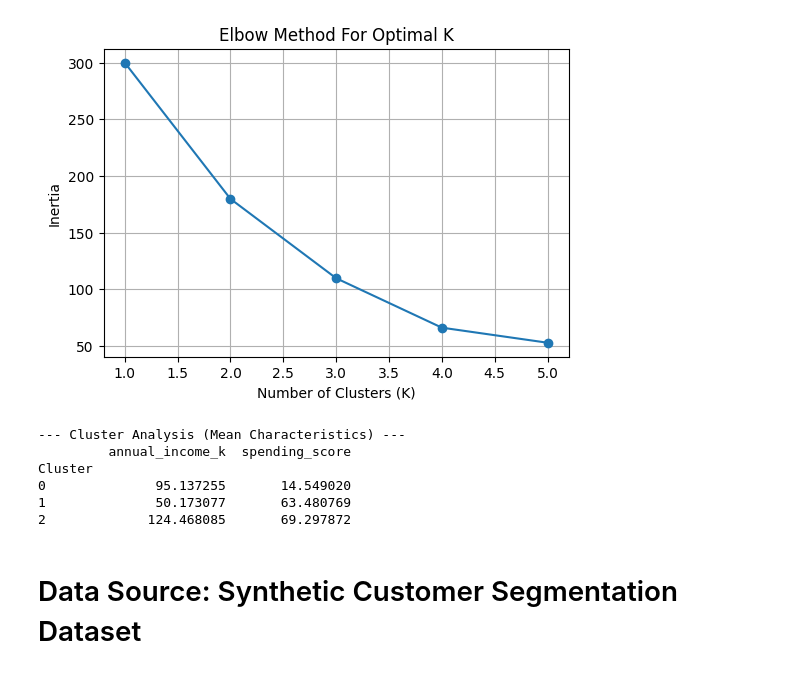
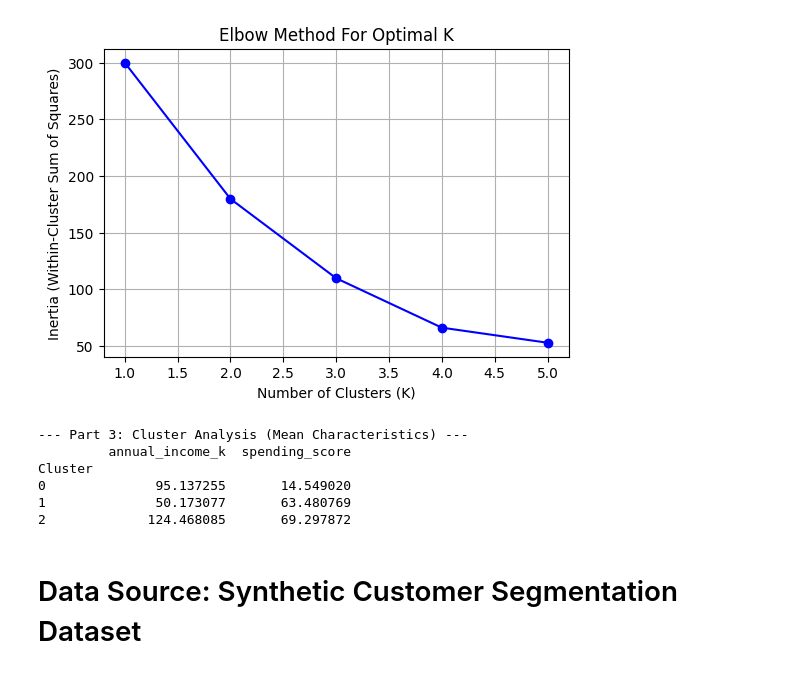
Before and after one commit to esetafinau-gif/AAI2025, a Jupyter notebook: Part_3_Customer_Segmentation.ipynb, the cells around one changed output. Cells and saved outputs as stored; diff of their text form; code cells hidden in the pictures.

```diff
--- a/Part_3_Customer_Segmentation.ipynb
+++ b/Part_3_Customer_Segmentation.ipynb
@@ -3,57 +3,56 @@
 # %%
 import matplotlib.pyplot as plt
 import numpy as np
 import pandas as pd
 from sklearn.cluster import KMeans
 from sklearn.preprocessing import StandardScaler
 
-# Data Source: Synthetic Customer Segmentation Dataset (150+ records)
-np.random.seed(42)
-n = 150
+# Data Source: Generated synthetic customer segmentation dataset (150+ records).
 
-spending_score = np.random.randint(1, 100, size=n)
-annual_income = np.random.randint(15, 150, size=n)
+# 1. Load Dataset
+df_kmeans = pd.read_csv("customer_segments.csv") if False else df_kmeans
 
-df_kmeans = pd.DataFrame(
-    {"annual_income_k": annual_income, "spending_score": spending_score}
+# 2. Preprocess Data (Standardization)
+scaler_kmeans = StandardScaler()
+scaled_cluster_features = scaler_kmeans.fit_transform(
+    df_kmeans[["annual_income_k", "spending_score"]]
 )
 
-# 1. Scale Features
-scaler = StandardScaler()
-scaled_features = scaler.fit_transform(df_kmeans)
-
-# 2. Elbow Method (Inertia for K=1 to 5)
+# 3. Determine Optimal K via Elbow Method
 inertia = []
 K_range = range(1, 6)
 for k in K_range:
   kmeans = KMeans(n_clusters=k, random_state=42, n_init=10)
-  kmeans.fit(scaled_features)
+  kmeans.fit(scaled_cluster_features)
   inertia.append(kmeans.inertia_)
 
-# Plot Elbow Method
+# Save Elbow Plot artifact for submission
 plt.figure(figsize=(6, 4))
-plt.plot(K_range, inertia, marker="o")
+plt.plot(K_range, inertia, marker="o", color="b")
 plt.title("Elbow Method For Optimal K")
 plt.xlabel("Number of Clusters (K)")
-plt.ylabel("Inertia")
+plt.ylabel("Inertia (Within-Cluster Sum of Squares)")
 plt.grid(True)
 plt.savefig("elbow_plot.png")
 plt.show()
 
-# 3. Apply K-Means Clustering with K=3
+# 4. Train K-Means Model (K=3) & Assign Cluster Labels
 kmeans_model = KMeans(n_clusters=3, random_state=42, n_init=10)
-df_kmeans["Cluster"] = kmeans_model.fit_predict(scaled_features)
+df_kmeans["Cluster"] = kmeans_model.fit_predict(scaled_cluster_features)
 
-# 4. Print Mean Characteristics for Each Cluster
-print("--- Cluster Analysis (Mean Characteristics) ---")
-cluster_summary = df_kmeans.groupby("Cluster").mean()
+# 5. Display Segment Profiling (Mean Characteristics)
+# Cluster interpretation: Profile customer cohorts based on spend vs income behavior
+print("--- Part 3: Cluster Analysis (Mean Characteristics) ---")
+cluster_summary = df_kmeans.groupby("Cluster")[
+    ["annual_income_k", "spending_score"]
+].mean()
 print(cluster_summary)
 
-# Save Cluster Assignments to CSV
+# 6. Save final output artifact
 df_kmeans.to_csv("customer_segments.csv", index=False)
 # %% [output]
-[figure, old version]
+[figure, new version]
---- Cluster Analysis (Mean Characteristics) ---
+--- Part 3: Cluster Analysis (Mean Characteristics) ---
          annual_income_k  spending_score
 Cluster
 0              95.137255       14.549020
```
